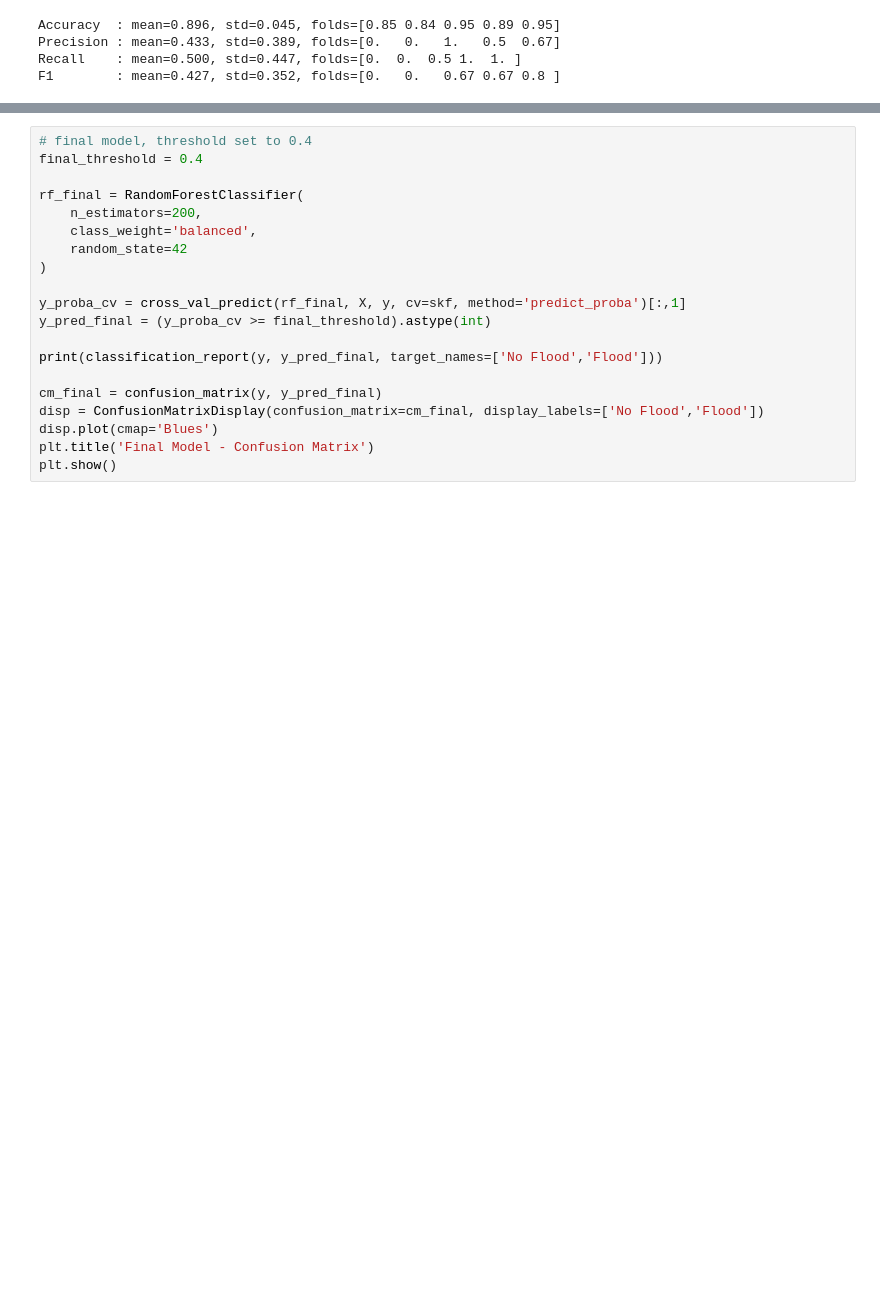
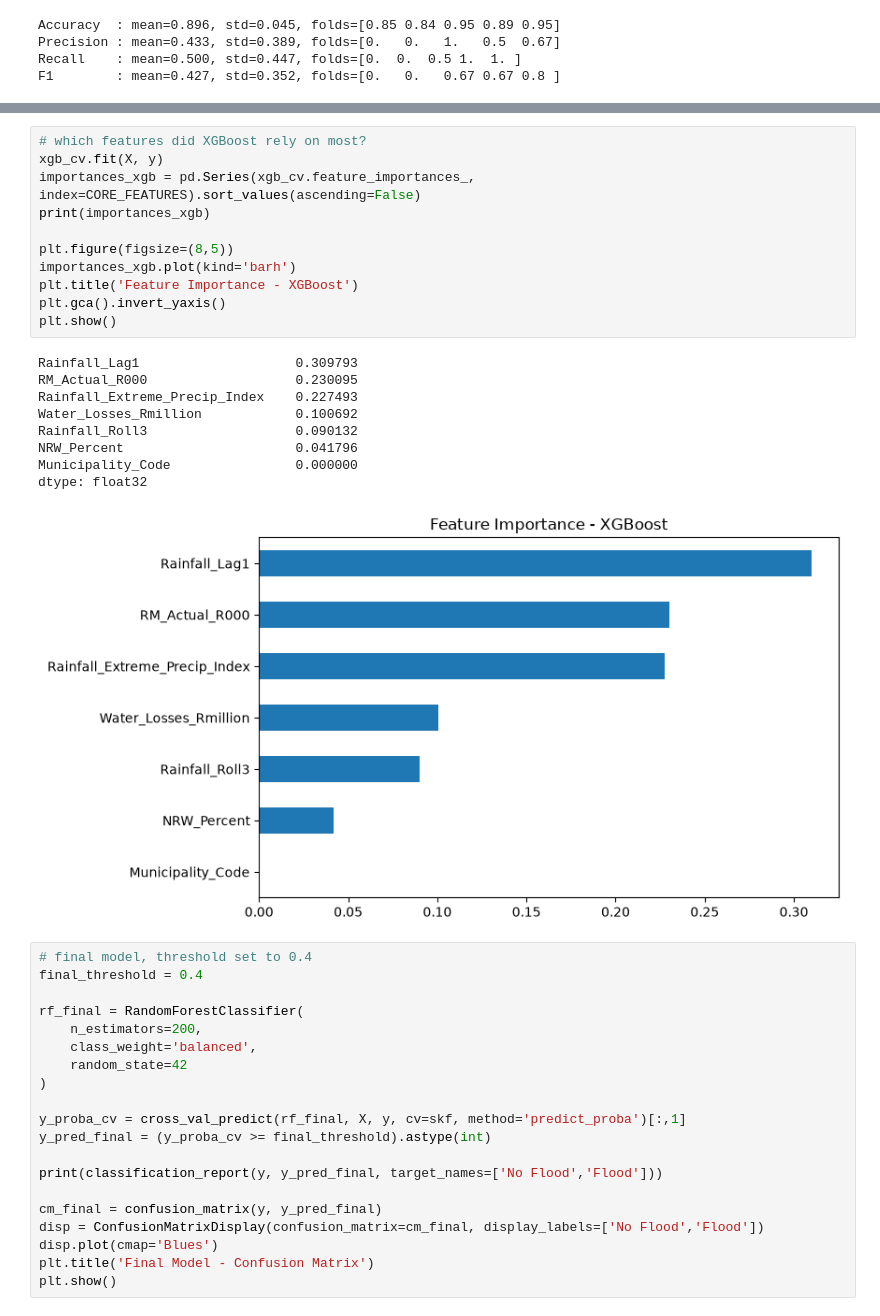
Before and after one commit to Fanezi/Capstone-Project, a Jupyter notebook: notebook/Capstone_Project.ipynb, the cells around one changed output, grey strips where cells are left out. Drawn from its saved outputs; the diff is of its cells as text; blank space fills up the shorter version.

```diff
--- a/notebook/Capstone_Project.ipynb
+++ b/notebook/Capstone_Project.ipynb
@@ -378,3 +449,24 @@ F1        : mean=0.254, std=0.141
+# %%
+# which features did XGBoost rely on most?
+xgb_cv.fit(X, y)
+importances_xgb = pd.Series(xgb_cv.feature_importances_, index=CORE_FEATURES).sort_values(ascending=False)
+print(importances_xgb)
+
+plt.figure(figsize=(8,5))
+importances_xgb.plot(kind='barh')
+plt.title('Feature Importance - XGBoost')
+plt.gca().invert_yaxis()
+plt.show()
+# %% [output]
+Rainfall_Lag1                    0.309793
+RM_Actual_R000                   0.230095
+Rainfall_Extreme_Precip_Index    0.227493
+Water_Losses_Rmillion            0.100692
+Rainfall_Roll3                   0.090132
+NRW_Percent                      0.041796
+Municipality_Code                0.000000
+dtype: float32
+[figure, added]
 # %%
 # final model, threshold set to 0.4
 final_threshold = 0.4
```
Also changed, not shown: parts of 13 cells of this notebook.
